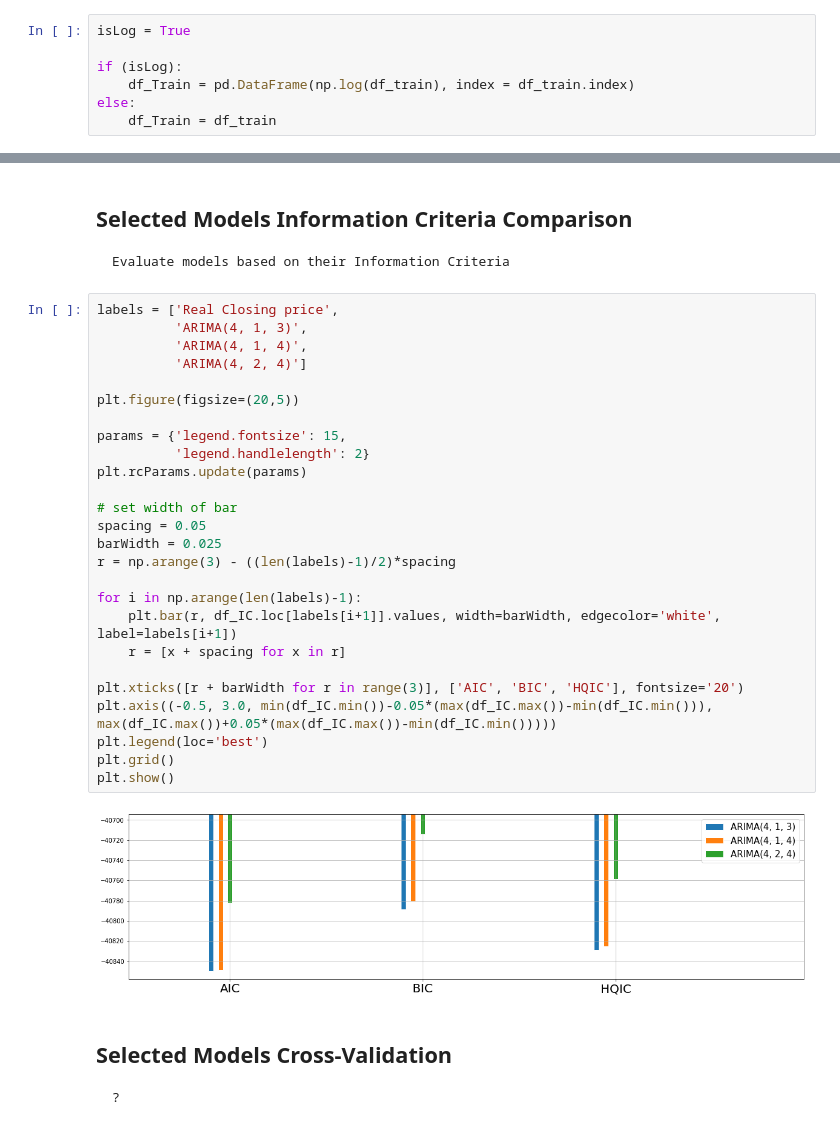
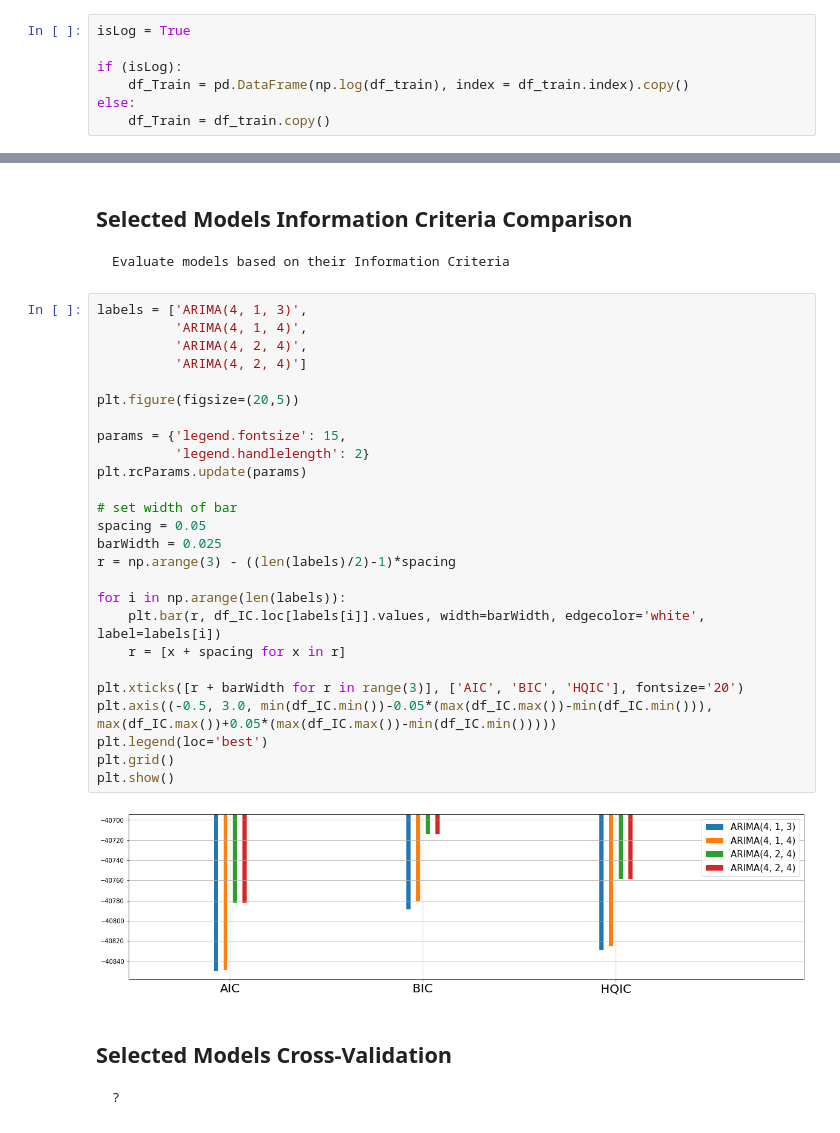
Before and after one commit to DidierRLopes/UnivariateTimeSeriesForecast, a Jupyter notebook: ARIMA.ipynb, the cells around one changed output, grey strips where cells are left out. Drawn from its saved outputs; the diff is of its cells as text.

Commit message:
small improvement on ARIMA, working on boxplot

```diff
--- a/ARIMA.ipynb
+++ b/ARIMA.ipynb
@@ -410,9 +463,9 @@ sm.graphics.tsa.plot_pacf(np.log(df_train).diff().dropna(), lags=maxLags, ax=ax_
 isLog = True
 
 if (isLog):
-    df_Train = pd.DataFrame(np.log(df_train), index = df_train.index)
+    df_Train = pd.DataFrame(np.log(df_train), index = df_train.index).copy()
 else:
-    df_Train = df_train
+    df_Train = df_train.copy()
 # %% [markdown]
 # ARIMA Selection
 # %% [markdown]
@@ -470,33 +523,33 @@ ARIMA(4, 2, 5) -40750.812781
 ## Selected Models Information Criteria Comparison
     Evaluate models based on their Information Criteria
 # %%
-labels = ['Real Closing price',
-          'ARIMA(4, 1, 3)',
+labels = ['ARIMA(4, 1, 3)',
           'ARIMA(4, 1, 4)',
+          'ARIMA(4, 2, 4)',
           'ARIMA(4, 2, 4)']
 
 plt.figure(figsize=(20,5))
 
 params = {'legend.fontsize': 15,
           'legend.handlelength': 2}
 plt.rcParams.update(params)
 
 # set width of bar
 spacing = 0.05
 barWidth = 0.025
-r = np.arange(3) - ((len(labels)-1)/2)*spacing
+r = np.arange(3) - ((len(labels)/2)-1)*spacing
 
-for i in np.arange(len(labels)-1):
-    plt.bar(r, df_IC.loc[labels[i+1]].values, width=barWidth, edgecolor='white', label=labels[i+1])
+for i in np.arange(len(labels)):
+    plt.bar(r, df_IC.loc[labels[i]].values, width=barWidth, edgecolor='white', label=labels[i])
     r = [x + spacing for x in r]
 
 plt.xticks([r + barWidth for r in range(3)], ['AIC', 'BIC', 'HQIC'], fontsize='20')
 plt.axis((-0.5, 3.0, min(df_IC.min())-0.05*(max(df_IC.max())-min(df_IC.min())), max(df_IC.max())+0.05*(max(df_IC.max())-min(df_IC.min()))))
 plt.legend(loc='best')
 plt.grid()
 plt.show()
 # %% [output]
-[figure, old version]
+[figure, new version]
 # %% [markdown]
 ## Selected Models Cross-Validation
     ?
```
Also changed, not shown: parts of 25 cells of this notebook.
